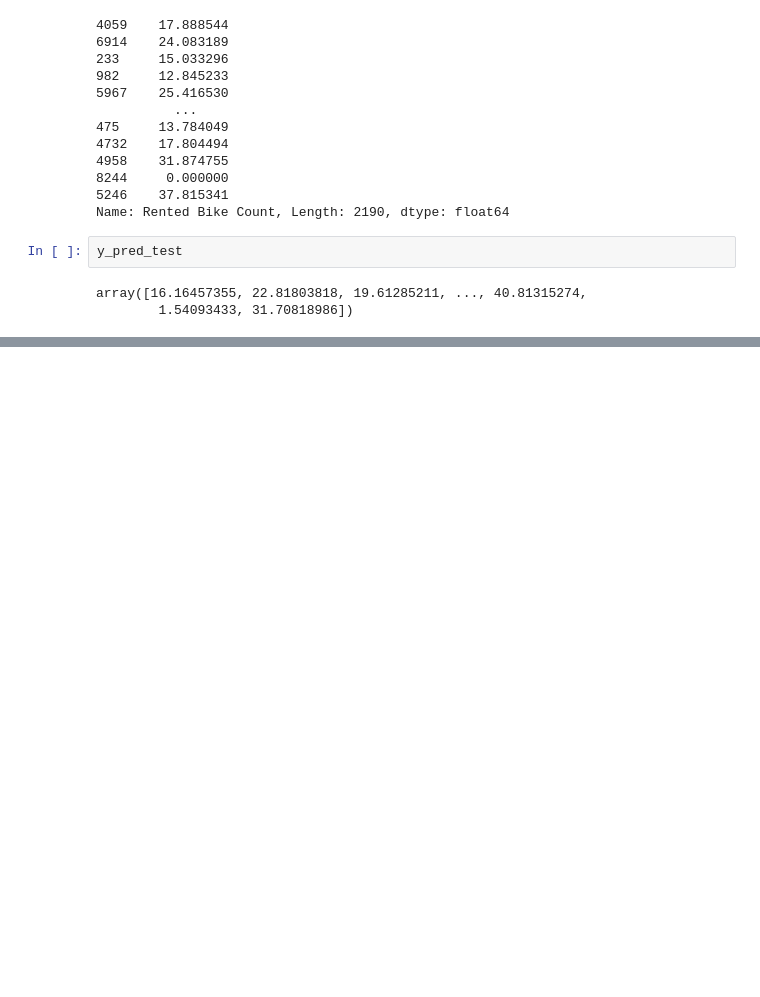
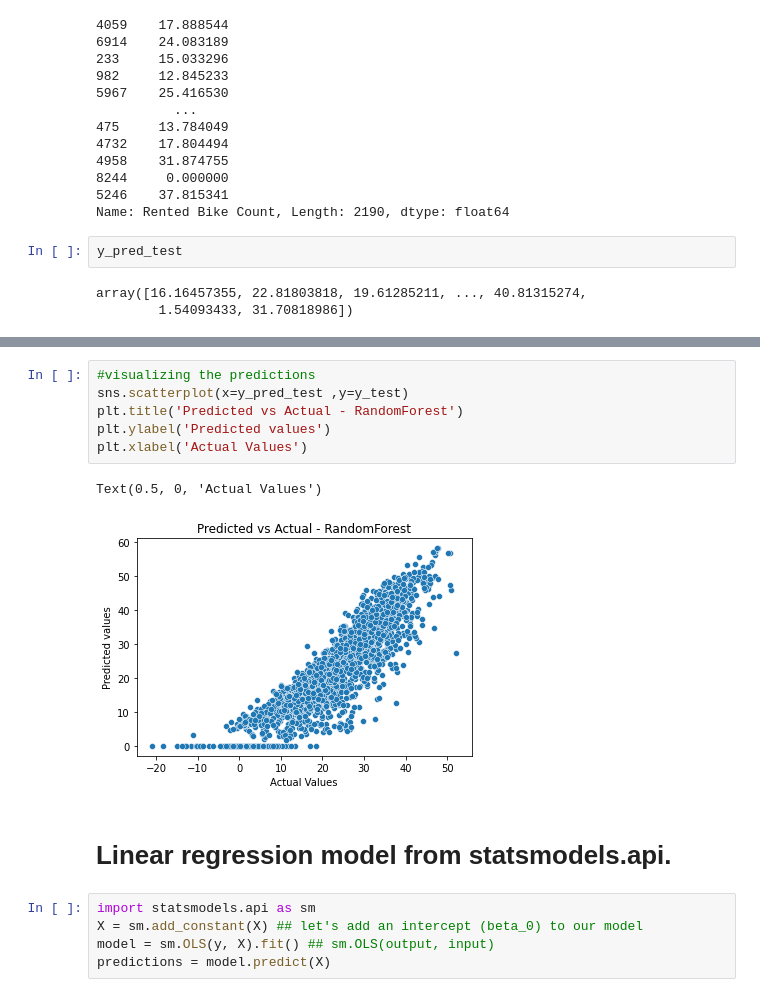
Before and after one commit to ShubhKjoshi/Bike_sharing_demand_prediction_Capstone-_project_Regression, a Jupyter notebook: Bike_Sharing_Demand_Prediction_Capstone_Project.ipynb, the cells around one changed output, grey strips where cells are left out. Saved outputs shown, nothing was run; the diff lists cells and outputs as text; blank space fills up the shorter version.

```diff
--- a/Bike_Sharing_Demand_Prediction_Capstone_Project.ipynb
+++ b/Bike_Sharing_Demand_Prediction_Capstone_Project.ipynb
@@ -642,0 +739,16 @@ array([16.16457355, 22.81803818, 19.61285211, ..., 40.81315274,
+# %%
+#visualizing the predictions
+sns.scatterplot(x=y_pred_test ,y=y_test)
+plt.title('Predicted vs Actual - RandomForest')
+plt.ylabel('Predicted values')
+plt.xlabel('Actual Values')
+# %% [output]
+Text(0.5, 0, 'Actual Values')
+[figure, added]
+# %% [markdown]
+# Linear regression model from statsmodels.api.
+# %%
+import statsmodels.api as sm
+X = sm.add_constant(X) ## let's add an intercept (beta_0) to our model
+model = sm.OLS(y, X).fit() ## sm.OLS(output, input)
+predictions = model.predict(X)
```
Also changed, not shown: parts of 118 cells of this notebook.
